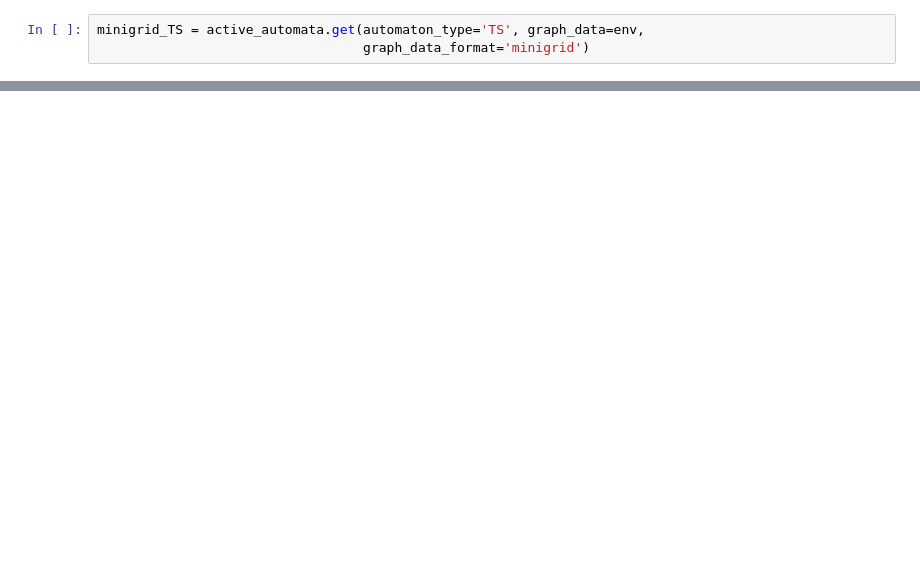
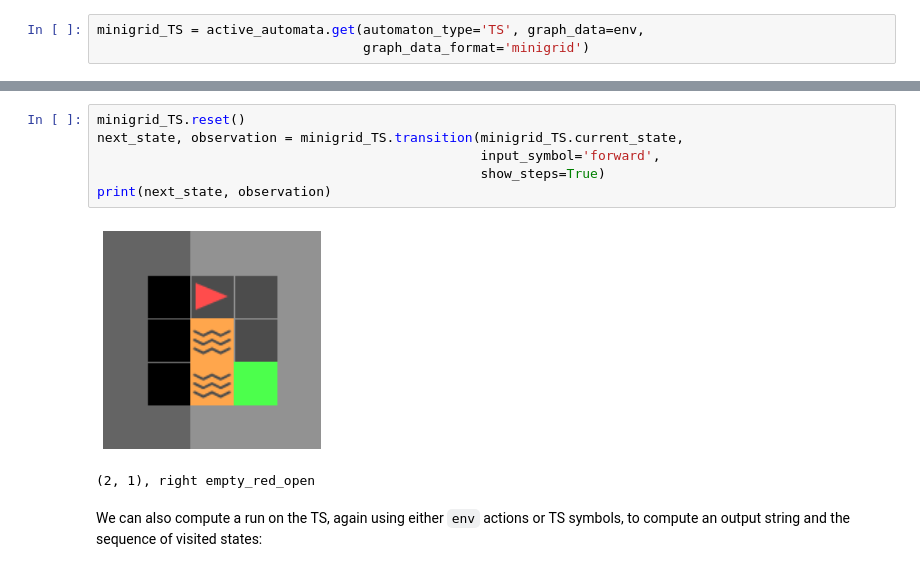
Before and after one commit to nicholasRenninger/wombats_experiments, a Jupyter notebook: MiniGrid_TransitionSystem_Modeling.ipynb, the cells around one changed output, grey strips where cells are left out. Saved outputs shown, nothing was run; the diff lists cells and outputs as text; blank space fills up the shorter version.

```diff
--- a/MiniGrid_TransitionSystem_Modeling.ipynb
+++ b/MiniGrid_TransitionSystem_Modeling.ipynb
@@ -48,0 +61,11 @@ minigrid_TS.run(controls, show_steps=True)
+# %%
+minigrid_TS.reset()
+next_state, observation = minigrid_TS.transition(minigrid_TS.current_state,
+                                                 input_symbol='forward',
+                                                 show_steps=True)
+print(next_state, observation)
+# %% [output]
+[figure, added]
+(2, 1), right empty_red_open
+# %% [markdown]
+We can also compute a run on the TS, again using either `env` actions or TS symbols, to compute an output string and the sequence of visited states:
```
Also changed, not shown: parts of 18 cells of this notebook, 14 other files.
